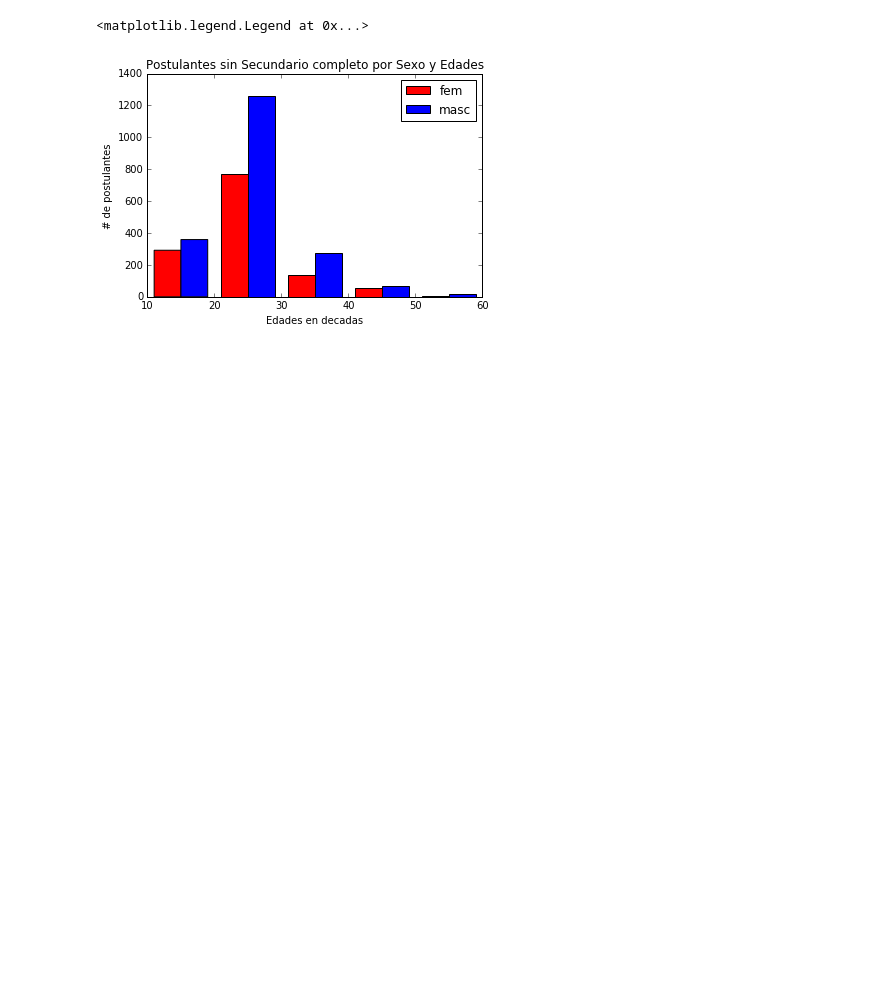
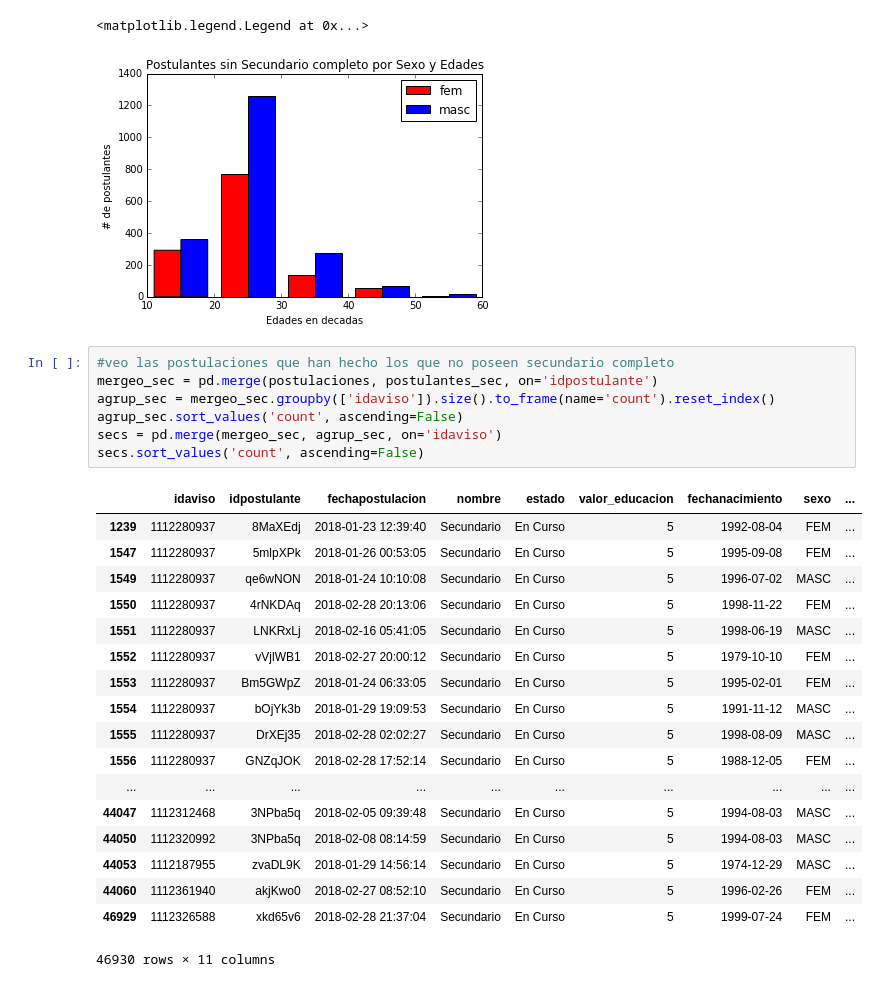
Before and after one commit to PRPablo/dataJobSearches, a Jupyter notebook: exploratoryAnalysis/tp_ariel.ipynb, the cells around one changed output. Saved outputs shown, nothing was run; the diff lists cells and outputs as text; blank space fills up the shorter version.

Commit message:
Veo mergeos con avisos
Para ir viendo info a sacar.

```diff
--- a/exploratoryAnalysis/tp_ariel.ipynb
+++ b/exploratoryAnalysis/tp_ariel.ipynb
@@ -165,3 +183,29 @@ plt.legend()
 # %% [output]
 <matplotlib.legend.Legend at 0x...>
 [figure]
+# %%
+#veo las postulaciones que han hecho los que no poseen secundario completo
+mergeo_sec = pd.merge(postulaciones, postulantes_sec, on='idpostulante')
+agrup_sec = mergeo_sec.groupby(['idaviso']).size().to_frame(name='count').reset_index()
+agrup_sec.sort_values('count', ascending=False)
+secs = pd.merge(mergeo_sec, agrup_sec, on='idaviso')
+secs.sort_values('count', ascending=False)
+# %% [output]
+|  | idaviso | idpostulante | fechapostulacion | nombre | estado | valor_educacion | fechanacimiento | sexo | ... |
+| 1239 | 1112280937 | 8MaXEdj | 2018-01-23 12:39:40 | Secundario | En Curso | 5 | 1992-08-04 | FEM | ... |
+| 1547 | 1112280937 | 5mlpXPk | 2018-01-26 00:53:05 | Secundario | En Curso | 5 | 1995-09-08 | FEM | ... |
+| 1549 | 1112280937 | qe6wNON | 2018-01-24 10:10:08 | Secundario | En Curso | 5 | 1996-07-02 | MASC | ... |
+| 1550 | 1112280937 | 4rNKDAq | 2018-02-28 20:13:06 | Secundario | En Curso | 5 | 1998-11-22 | FEM | ... |
+| 1551 | 1112280937 | LNKRxLj | 2018-02-16 05:41:05 | Secundario | En Curso | 5 | 1998-06-19 | MASC | ... |
+| 1552 | 1112280937 | vVjlWB1 | 2018-02-27 20:00:12 | Secundario | En Curso | 5 | 1979-10-10 | FEM | ... |
+| 1553 | 1112280937 | Bm5GWpZ | 2018-01-24 06:33:05 | Secundario | En Curso | 5 | 1995-02-01 | FEM | ... |
+| 1554 | 1112280937 | bOjYk3b | 2018-01-29 19:09:53 | Secundario | En Curso | 5 | 1991-11-12 | MASC | ... |
+| 1555 | 1112280937 | DrXEj35 | 2018-02-28 02:02:27 | Secundario | En Curso | 5 | 1998-08-09 | MASC | ... |
+| 1556 | 1112280937 | GNZqJOK | 2018-02-28 17:52:14 | Secundario | En Curso | 5 | 1988-12-05 | FEM | ... |
+| ... | ... | ... | ... | ... | ... | ... | ... | ... | ... |
+| 44047 | 1112312468 | 3NPba5q | 2018-02-05 09:39:48 | Secundario | En Curso | 5 | 1994-08-03 | MASC | ... |
+| 44050 | 1112320992 | 3NPba5q | 2018-02-08 08:14:59 | Secundario | En Curso | 5 | 1994-08-03 | MASC | ... |
+| 44053 | 1112187955 | zvaDL9K | 2018-01-29 14:56:14 | Secundario | En Curso | 5 | 1974-12-29 | MASC | ... |
+| 44060 | 1112361940 | akjKwo0 | 2018-02-27 08:52:10 | Secundario | En Curso | 5 | 1996-02-26 | FEM | ... |
+| 46929 | 1112326588 | xkd65v6 | 2018-02-28 21:37:04 | Secundario | En Curso | 5 | 1999-07-24 | FEM | ... |
+46930 rows × 11 columns
```
Also changed, not shown: parts of 1 cell of this notebook.
